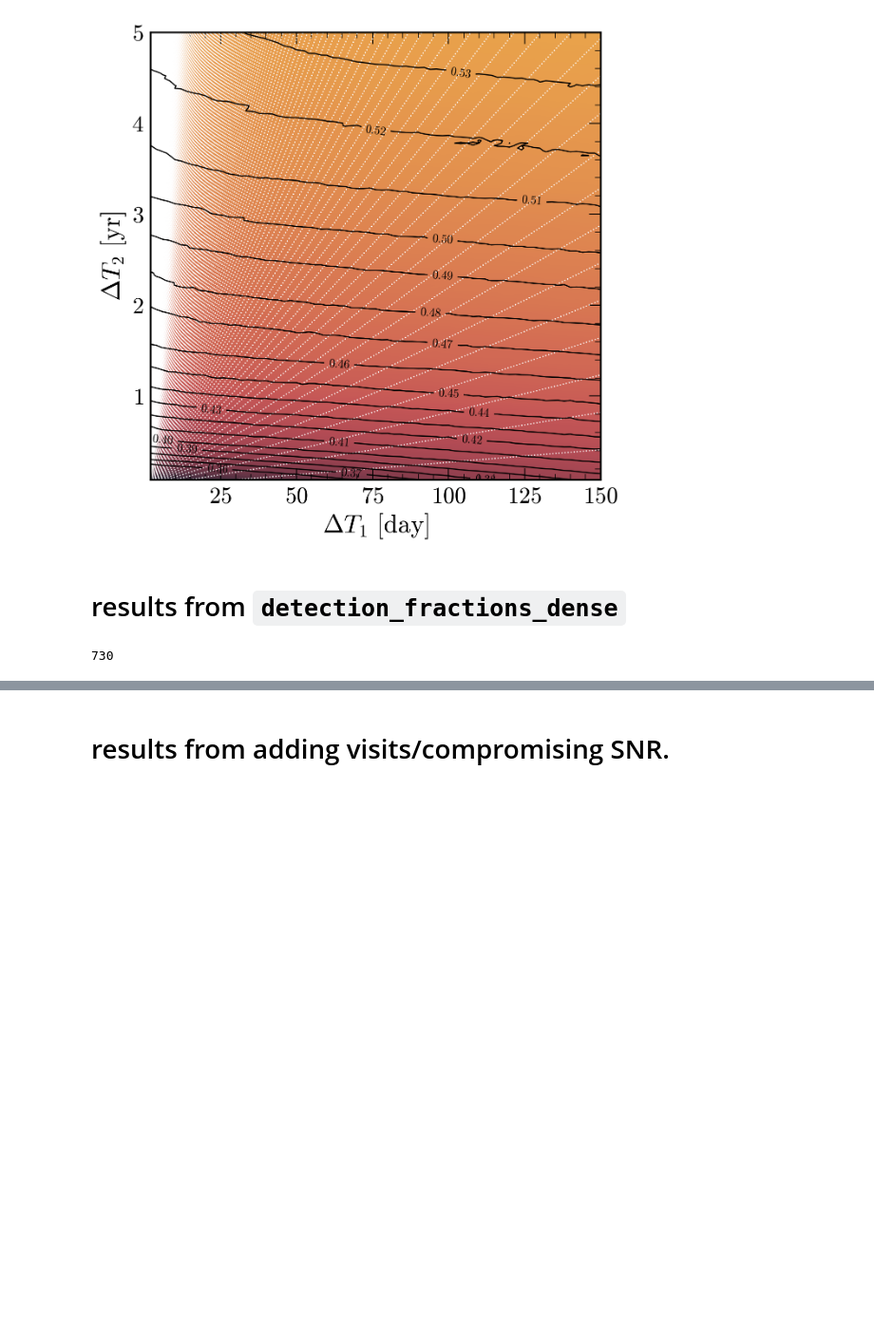
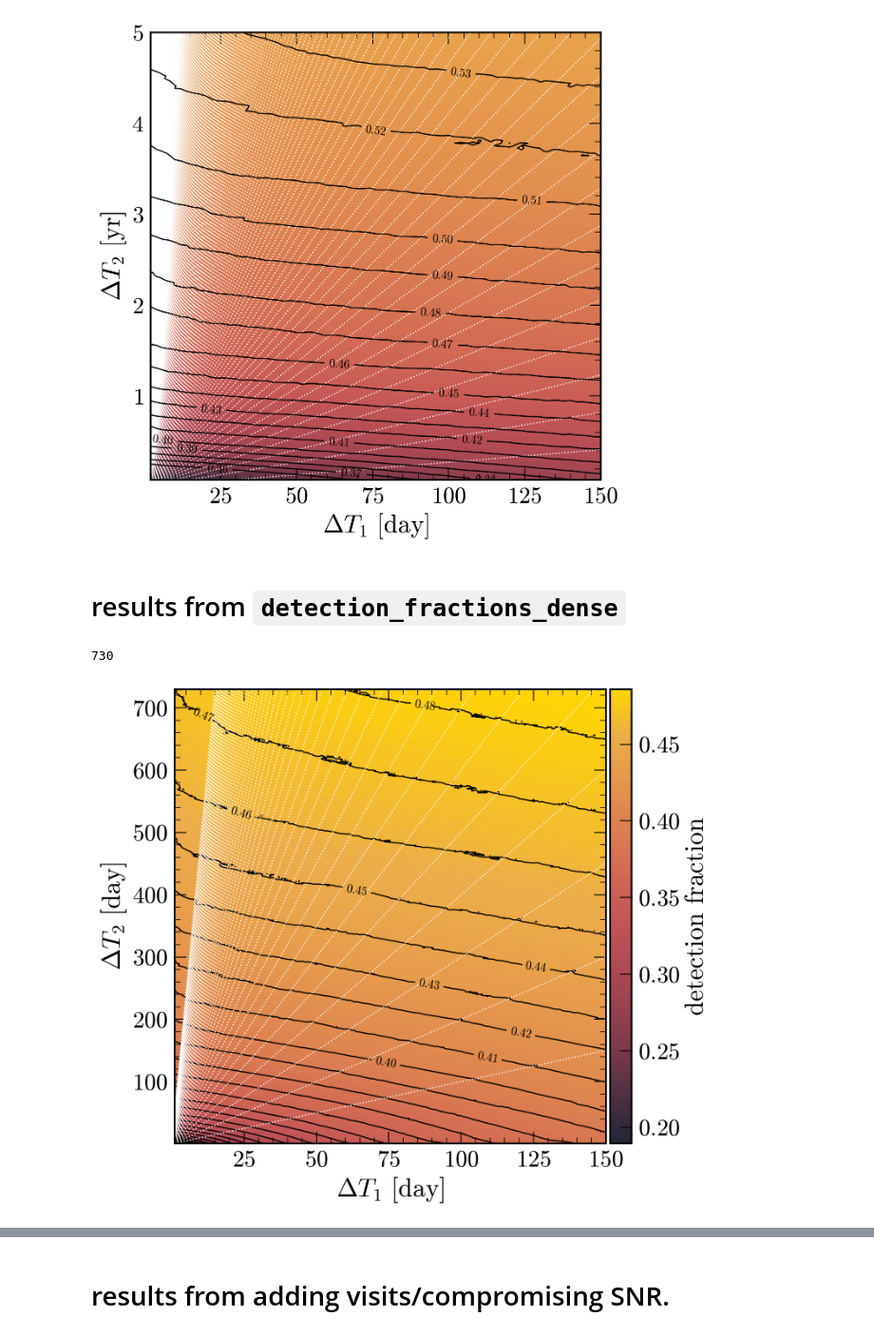
Before and after one commit to anya-m-phillips/via_binaries, a Jupyter notebook: test.ipynb, the cells around one changed output, grey strips where cells are left out. Shown at 95% size. Drawn from its saved outputs; the diff is of its cells as text; code cells hidden in the pictures; blank space fills up the shorter version.

Commit message:
inspecting results of the dense cadence sampling

```diff
--- a/test.ipynb
+++ b/test.ipynb
@@ -174,10 +174,10 @@ dt2_vals = np.arange(dt2_min, dt2_max+dt2_step, dt2_step)
 
 dfa = []
 
-# for k, dt1 in enumerate(dt1_vals):
-#     dfa_this_dt1 = np.loadtxt("get_detection_fractions_dense/ms_%i.txt"%k)
-#     dfa.append(dfa_this_dt1)
-# dfa = np.array(dfa)
+for k, dt1 in enumerate(dt1_vals, start=1):
+    dfa_this_dt1 = np.loadtxt("detection_fractions_dense/ms_%i.txt"%k)
+    dfa.append(dfa_this_dt1)
+dfa = np.array(dfa)
 # %%
 len(dt2_vals) # will take >~twice as long to run as the sparse version
 # %% [output]
@@ -186,0 +185,54 @@ len(dt2_vals) # will take >~twice as long to run as the sparse version
+# %%
+colors=["#212738","#4D3041","#79394A","#994250","#B24B54","#C55756","#D26A54","#DC8051","#E5974D","#EDAE49", "gold"]
+# colors.reverse()
+# colors = paf.define_simcolors()
+df_cmap = LinearSegmentedColormap.from_list('df_cmap', colors)#[1]+colors[0])
+
+X, Y = np.meshgrid(dt1_vals, dt2_vals)
+Z = dfa.T
+
+# Y = Y/365
+fig, ax = plt.subplots()
+# ax.imshow(dfa, cmap=time_cmap)
+ob = ax.contourf(X,Y, Z, cmap=df_cmap, levels=1000)
+
+
+
+
+
+
+
+
+ax.set_ylim(np.min(Y), np.max(Y))
+ax.set_xlim(np.min(X), np.max(X))
+ax.set_xlabel(r"$\Delta T_1~\rm [day]$")
+ax.set_ylabel(r'$\Delta T_2~\rm [day]$')
+# ax.set_xscale('log')
+# ax.set_yscale('log')
+
+
+# black_levels = np.arange(0.2, 0.5, 0.002) ### <-- dense black contours to look more at aliasing
+black_levels = np.arange(0.2, 0.5, 0.01)
+ob2 = ax.contour(X,Y,Z, levels=black_levels,
+           linestyle="solid", colors="k", linewidths=1)
+ax.clabel(ob2, ob2.levels[20:],
+           fontsize=10)
+
+
+divider = make_axes_locatable(ax)
+cax = divider.append_axes('right', size='5%', pad=0.05)
+cbar = fig.colorbar(ob, cax=cax, label=r"detection fraction")
+cbar.set_ticks(black_levels[::5])
+
+### add lines where dt2 is an integer multiple of dt1
+x = np.linspace(np.min(dt1_vals), np.max(dt1_vals), 2)
+n_vals = np.arange(1, 50, 1)
+for n in n_vals:
+    y = n*x
+    # y = y/365
+    ax.plot(x,y, c='white', lw=1, ls=':')
+
+# ax.set_xscale('log')
+# ax.set_yscale('log')
+# %% [output]
+[figure, added]
```
Also changed, not shown: parts of 3 cells of this notebook.
